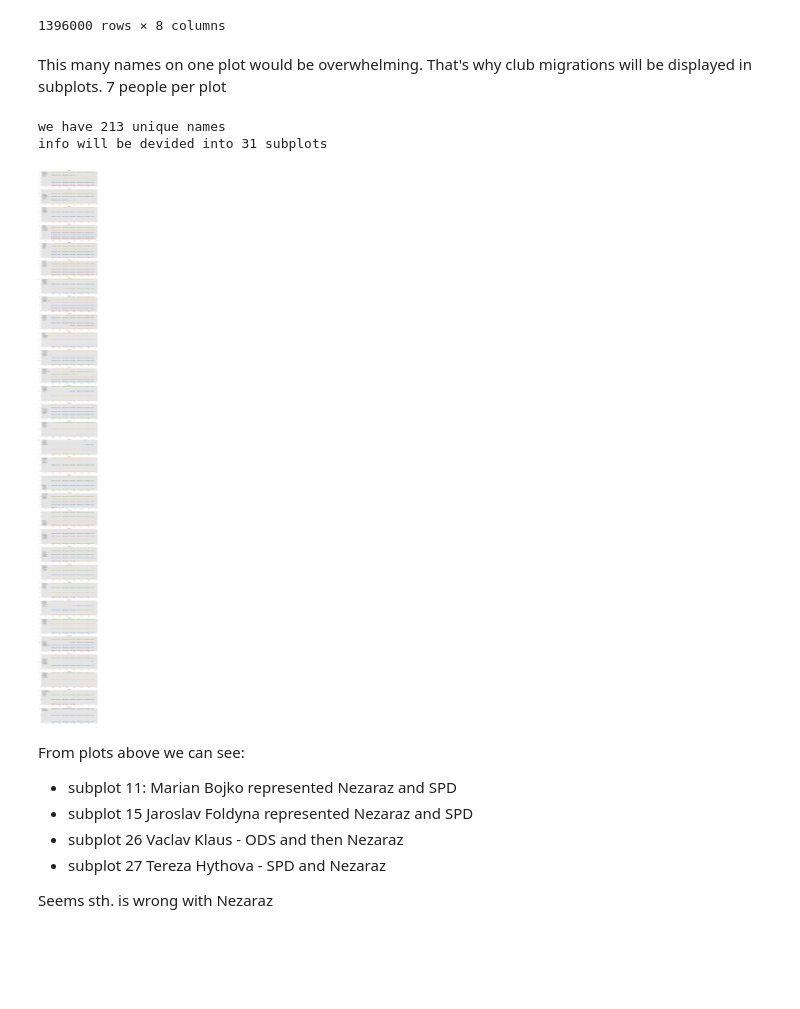
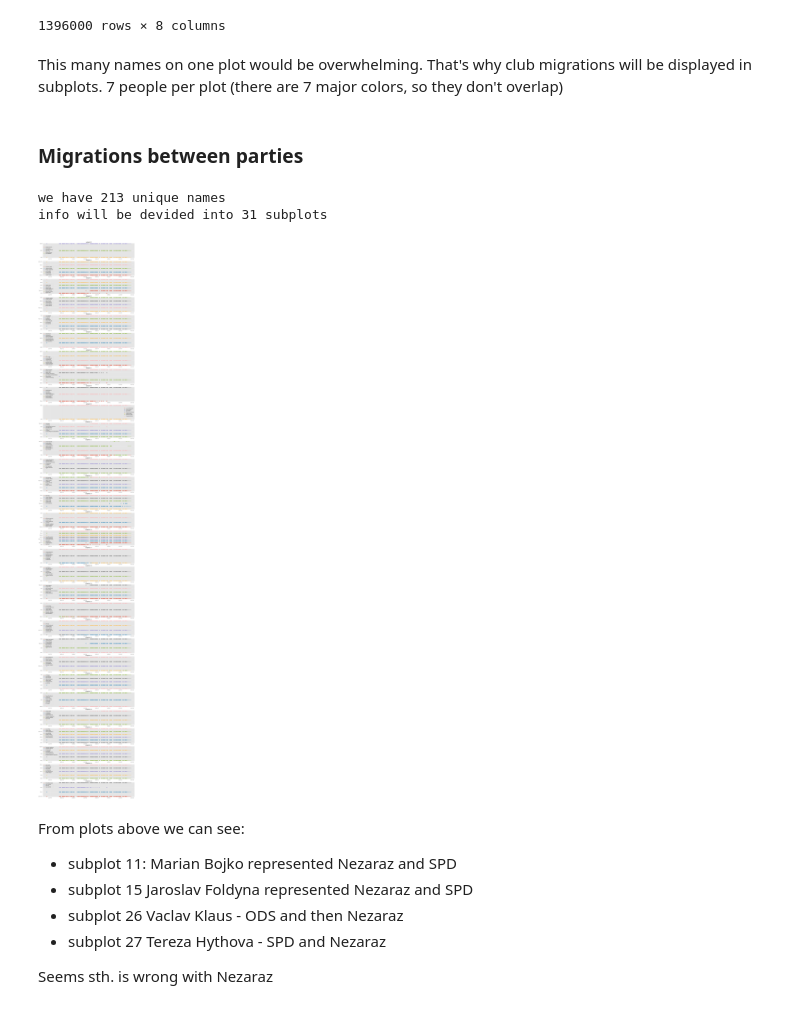
Before and after one commit to baturevychvitalii/data_science, a Jupyter notebook: 01/homework_01_B201.ipynb, the cells around one changed output. Saved outputs shown, nothing was run; the diff lists cells and outputs as text; code cells hidden in the pictures; blank space fills up the shorter version.

Commit message:
people and parties activity graphs

```diff
--- a/01/homework_01_B201.ipynb
+++ b/01/homework_01_B201.ipynb
@@ -248,7 +248,9 @@ display(hlasy)
 | 1395999 | 61 | 46 | Nezařaz | Lubomír Volný | M | Novela z. o platu představitelů s... | 2020-07-10 | Přijato |
 1396000 rows × 8 columns
 # %% [markdown]
-This many names on one plot would be overwhelming. That's why club migrations will be displayed in subplots. 7 people per plot
+This many names on one plot would be overwhelming. That's why club migrations will be displayed in subplots. 7 people per plot (there are 7 major colors, so they don't overlap)
+# %% [markdown]
+### Migrations between parties
 # %%
 import math
 import random
@@ -263,28 +272,20 @@ print ('we have',npeople,'unique names\ninfo will be devided into',nplots,'subpl
 we have 213 unique names
 info will be devided into 31 subplots
 # %%
-import matplotlib
-import matplotlib.pyplot as plt
-# Matplotlib umožňuje změnit styl na jiný, než defaultní
-matplotlib.style.use('ggplot')
-# Bez násl. řádku někdy nefunguje vykreslování grafů v Jupyter noteboocích
-%matplotlib inline
-
-fig, ax = plt.subplots(nplots,1,figsize=(20,200))
+fig, ax = plt.subplots(nplots,1,figsize=(20,4 * nplots))
 cnt = 1
 curr_subplot = 0
 for name in people:
     if cnt % people_per_plot == 0:
         curr_subplot+=1
 
     valuez =(hlasy[hlasy['Jmeno'] == name])[['Datum','Klub']]
-    #display(valuez)
     ax[curr_subplot].set_title('subplot '+ str(curr_subplot))
     ax[curr_subplot].plot_date(x=valuez['Datum'],y=valuez['Klub'],label=name)
     ax[curr_subplot].legend()
     cnt+=1
 # %% [output]
-[figure, old version]
+[figure, new version]
 # %% [markdown]
 From plots above we can see:
 * subplot 11:
```
Also changed, not shown: parts of 11 cells of this notebook.
